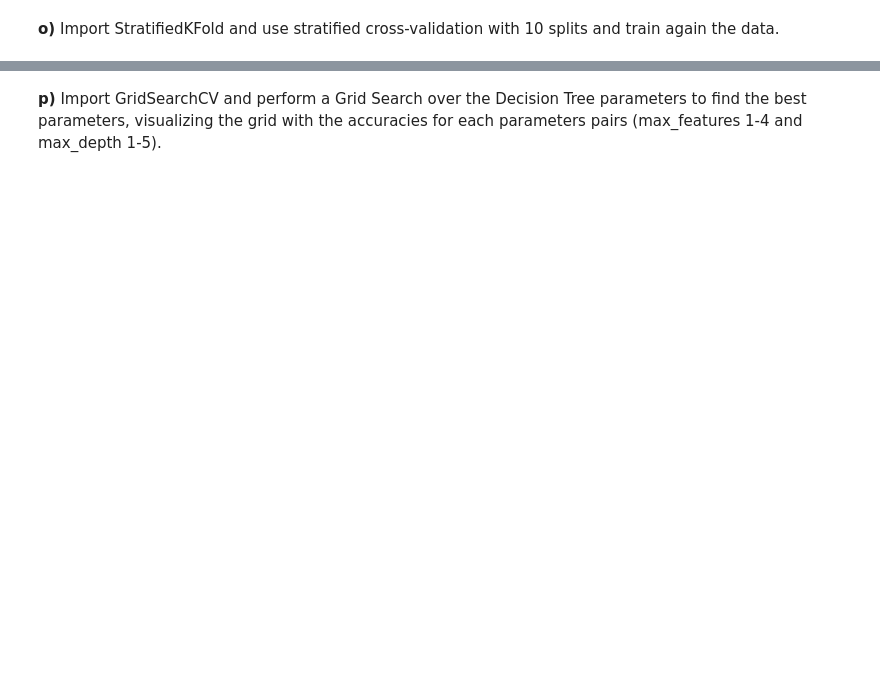
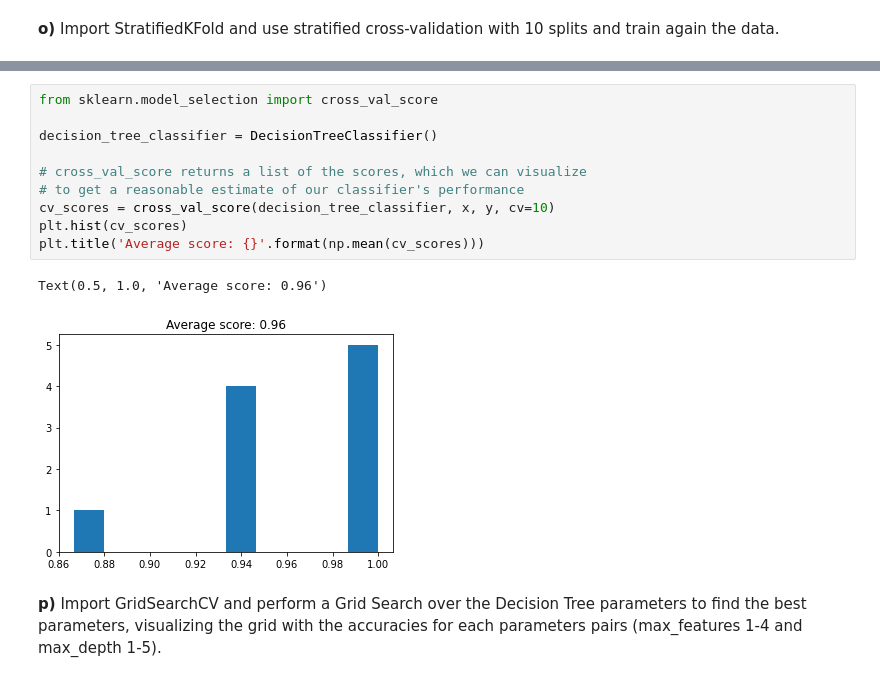
Before and after one commit to Educorreia932/FEUP-IART, a Jupyter notebook: Exercises/5. Supervised Learning/5.2 Iris flower data set/notebook.ipynb, the cells around one changed output, grey strips where cells are left out. Saved outputs shown, nothing was run; the diff lists cells and outputs as text; blank space fills up the shorter version.

```diff
--- a/Exercises/5. Supervised Learning/5.2 Iris flower data set/notebook.ipynb
+++ b/Exercises/5. Supervised Learning/5.2 Iris flower data set/notebook.ipynb
@@ -108,3 +196,16 @@ data.
+# %%
+from sklearn.model_selection import cross_val_score
+
+decision_tree_classifier = DecisionTreeClassifier()
+
+# cross_val_score returns a list of the scores, which we can visualize
+# to get a reasonable estimate of our classifier's performance
+cv_scores = cross_val_score(decision_tree_classifier, x, y, cv=10)
+plt.hist(cv_scores)
+plt.title('Average score: {}'.format(np.mean(cv_scores)))
+# %% [output]
+Text(0.5, 1.0, 'Average score: 0.96')
+[figure, added]
 # %% [markdown]
 **p)** Import GridSearchCV and perform a Grid Search over the Decision Tree parameters to find
 the best parameters, visualizing the grid with the accuracies for each parameters pairs
```
Also changed, not shown: parts of 16 cells of this notebook, 2 other files.
